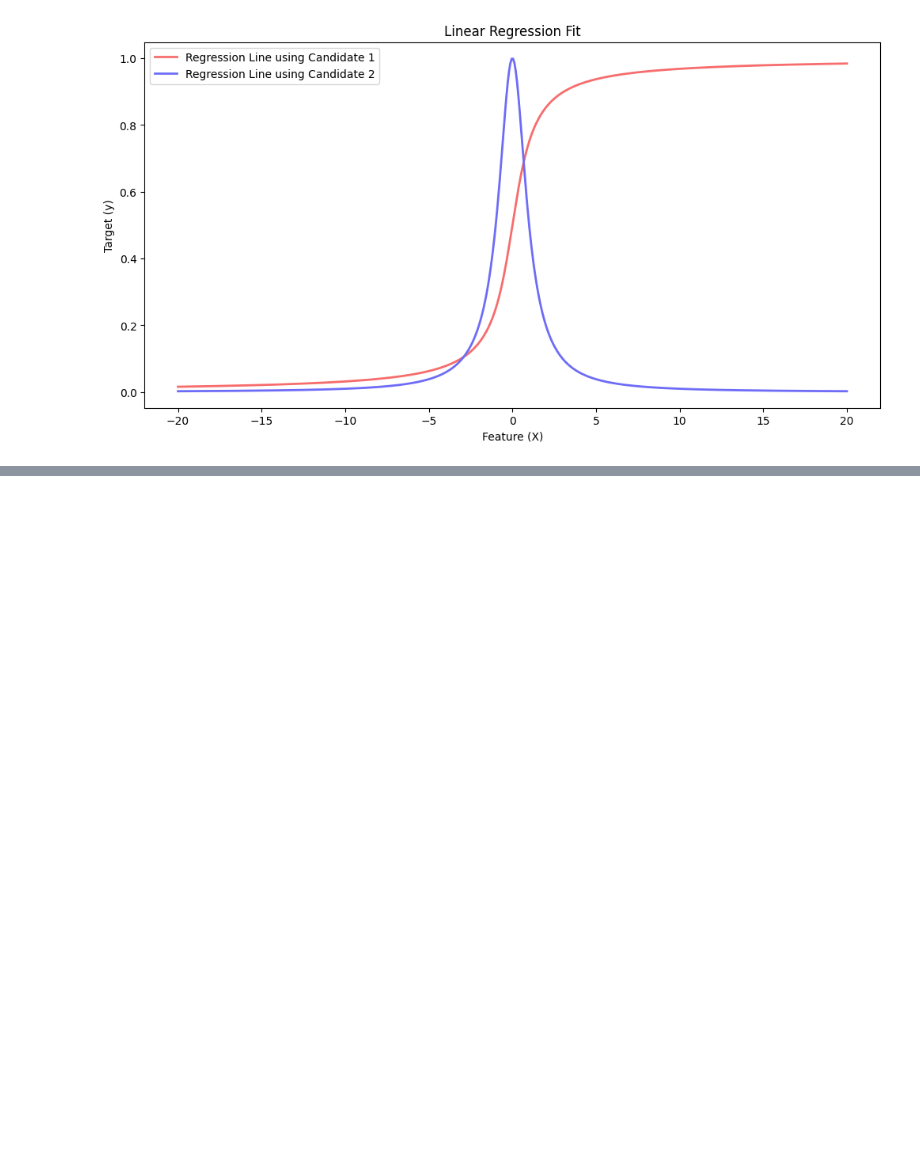
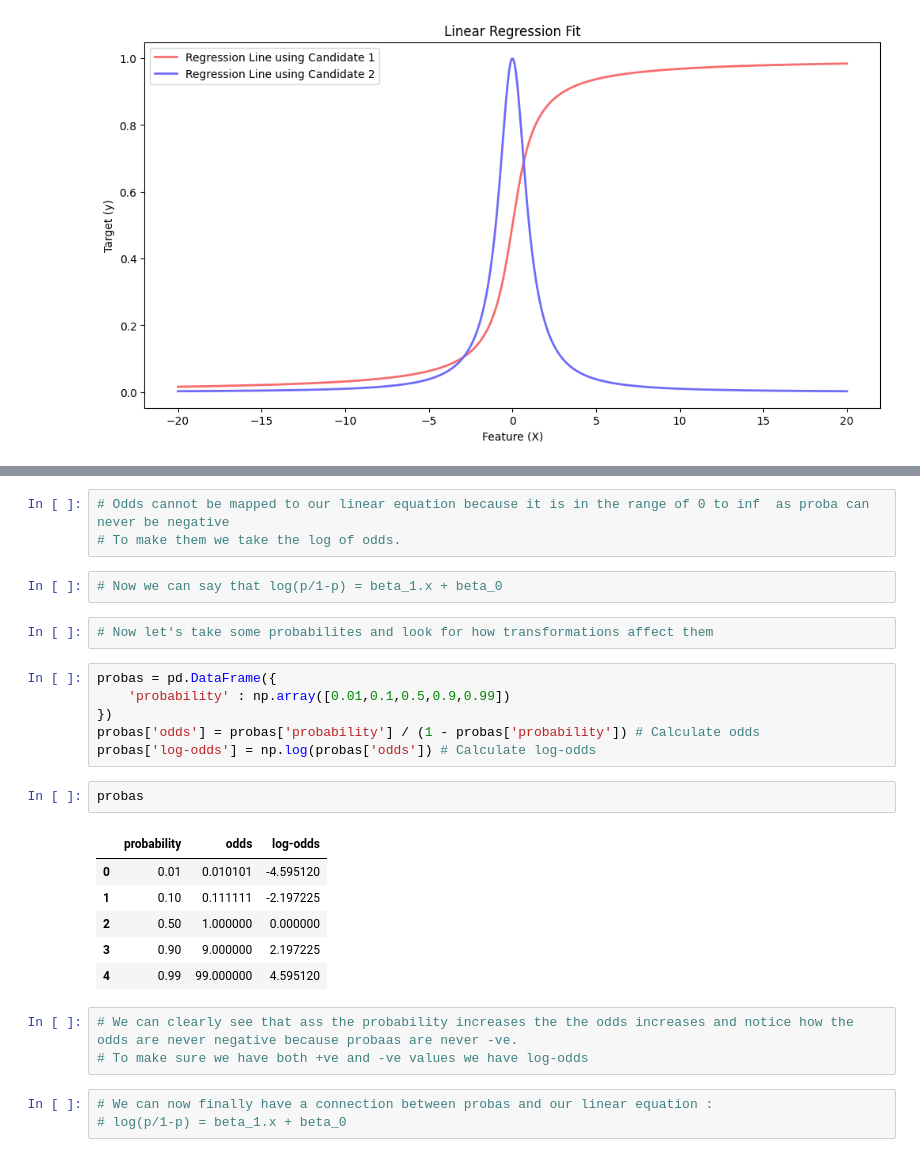
Before and after one commit to AyushDevadiga1/Machine-Learning, a Jupyter notebook: logistic-regression/LogisticRegressionDerivation.ipynb, the cells around one changed output, grey strips where cells are left out. Cells and saved outputs as stored; diff of their text form; blank space fills up the shorter version.

```diff
--- a/logistic-regression/LogisticRegressionDerivation.ipynb
+++ b/logistic-regression/LogisticRegressionDerivation.ipynb
@@ -207,0 +228,28 @@ plt.show()
+# %%
+# Odds cannot be mapped to our linear equation because it is in the range of 0 to inf  as proba can never be negative
+# To make them we take the log of odds.
+# %%
+# Now we can say that log(p/1-p) = beta_1.x + beta_0
+# %%
+# Now let's take some probabilites and look for how transformations affect them
+# %%
+probas = pd.DataFrame({
+    'probability' : np.array([0.01,0.1,0.5,0.9,0.99])
+})
+probas['odds'] = probas['probability'] / (1 - probas['probability']) # Calculate odds
+probas['log-odds'] = np.log(probas['odds']) # Calculate log-odds
+# %%
+probas
+# %% [output]
+|  | probability | odds | log-odds |
+| 0 | 0.01 | 0.010101 | -4.595120 |
+| 1 | 0.10 | 0.111111 | -2.197225 |
+| 2 | 0.50 | 1.000000 | 0.000000 |
+| 3 | 0.90 | 9.000000 | 2.197225 |
+| 4 | 0.99 | 99.000000 | 4.595120 |
+# %%
+# We can clearly see that ass the probability increases the the odds increases and notice how the odds are never negative because probaas are never -ve.
+# To make sure we have both +ve and -ve values we have log-odds
+# %%
+# We can now finally have a connection between probas and our linear equation :
+# log(p/1-p) = beta_1.x + beta_0
```
Also changed, not shown: parts of 4 cells of this notebook.
